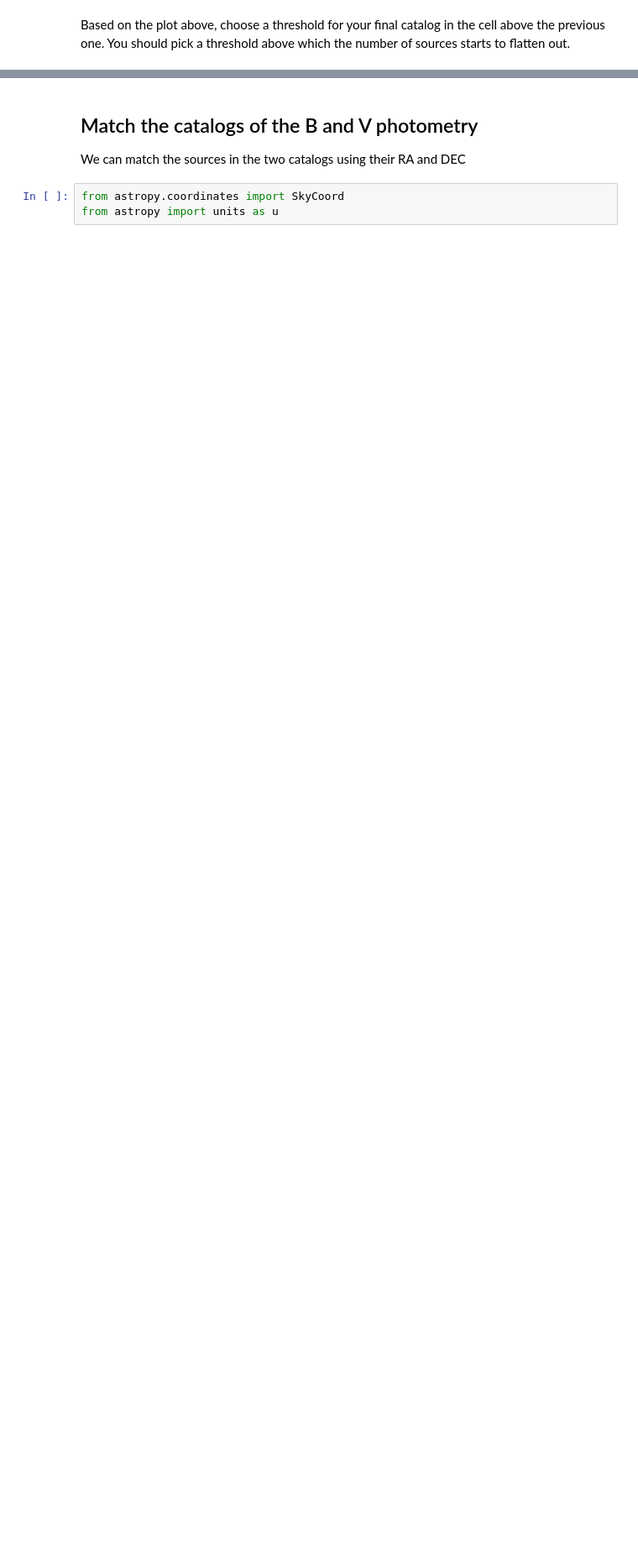
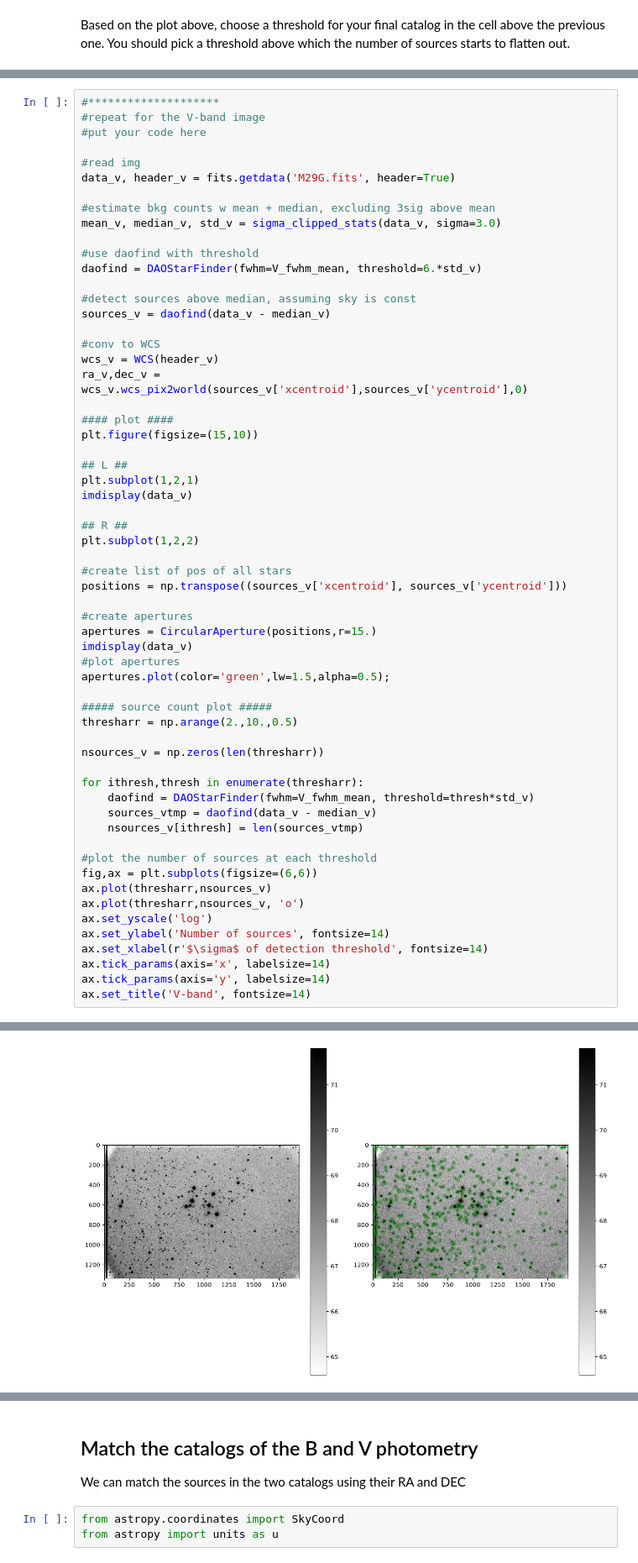
Before and after one commit to JHavens2187/ReductionProject, a Jupyter notebook: cluster_photometry_student.ipynb, the cells around one changed output, grey strips where cells are left out. Shown at 84% size. Cells and saved outputs as stored; diff of their text form; blank space fills up the shorter version.

Commit message:
up to source count

```diff
--- a/cluster_photometry_student.ipynb
+++ b/cluster_photometry_student.ipynb
@@ -462,0 +478,61 @@ Based on the plot above, choose a threshold for your final catalog in the cell a
+# %%
+#********************
+#repeat for the V-band image
+#put your code here
+
+#read img
+data_v, header_v = fits.getdata('M29G.fits', header=True)
+
+#estimate bkg counts w mean + median, excluding 3sig above mean
+mean_v, median_v, std_v = sigma_clipped_stats(data_v, sigma=3.0)
+
+#use daofind with threshold
+daofind = DAOStarFinder(fwhm=V_fwhm_mean, threshold=6.*std_v)
+
+#detect sources above median, assuming sky is const
+sources_v = daofind(data_v - median_v)
+
+#conv to WCS
+wcs_v = WCS(header_v)
+ra_v,dec_v = wcs_v.wcs_pix2world(sources_v['xcentroid'],sources_v['ycentroid'],0)
+
+#### plot ####
+plt.figure(figsize=(15,10))
+
+## L ##
+plt.subplot(1,2,1)
+imdisplay(data_v)
+
+## R ##
+plt.subplot(1,2,2)
+
+#create list of pos of all stars
+positions = np.transpose((sources_v['xcentroid'], sources_v['ycentroid']))
+
+#create apertures
+apertures = CircularAperture(positions,r=15.)
+imdisplay(data_v)
+#plot apertures
+apertures.plot(color='green',lw=1.5,alpha=0.5);
+
+##### source count plot #####
+thresharr = np.arange(2.,10.,0.5)
+
+nsources_v = np.zeros(len(thresharr))
+
+for ithresh,thresh in enumerate(thresharr):
+    daofind = DAOStarFinder(fwhm=V_fwhm_mean, threshold=thresh*std_v)
+    sources_vtmp = daofind(data_v - median_v)
+    nsources_v[ithresh] = len(sources_vtmp)
+
+#plot the number of sources at each threshold
+fig,ax = plt.subplots(figsize=(6,6))
+ax.plot(thresharr,nsources_v)
+ax.plot(thresharr,nsources_v, 'o')
+ax.set_yscale('log')
+ax.set_ylabel('Number of sources', fontsize=14)
+ax.set_xlabel(r'$\sigma$ of detection threshold', fontsize=14)
+ax.tick_params(axis='x', labelsize=14)
+ax.tick_params(axis='y', labelsize=14)
+ax.set_title('V-band', fontsize=14)
+# %% [output]
@@ -462,0 +542 @@ Based on the plot above, choose a threshold for your final catalog in the cell a
+[figure, added]
```
Also changed, not shown: parts of 15 cells of this notebook.
